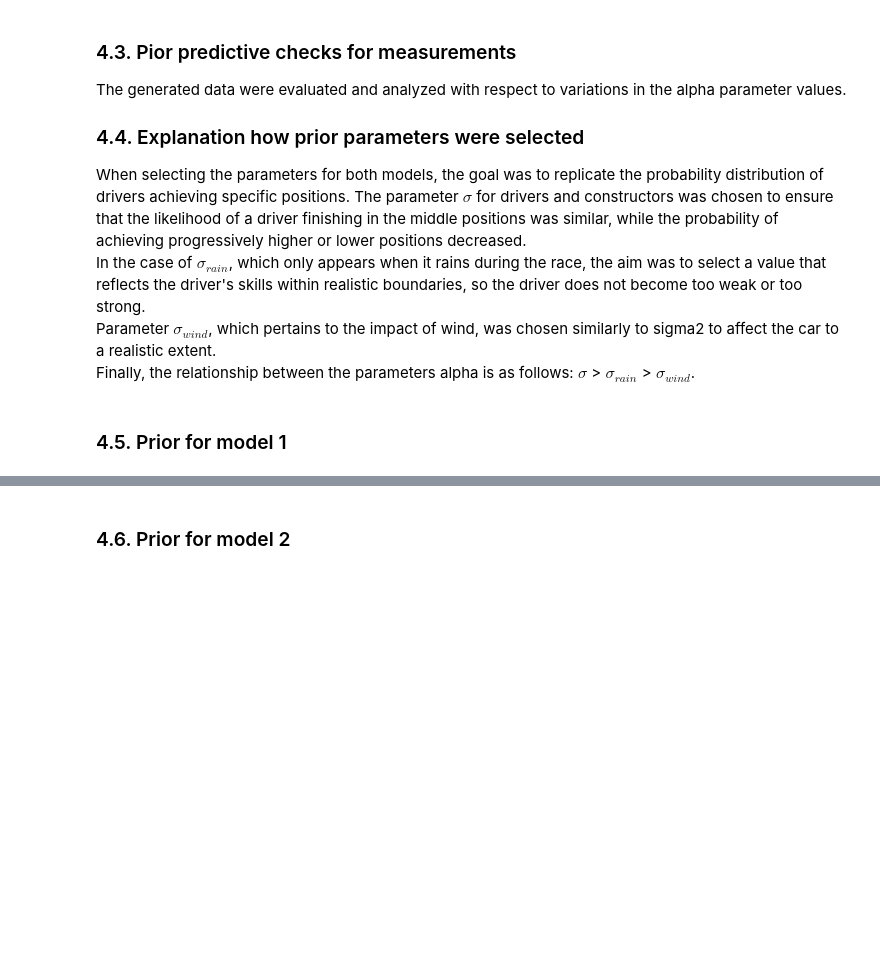
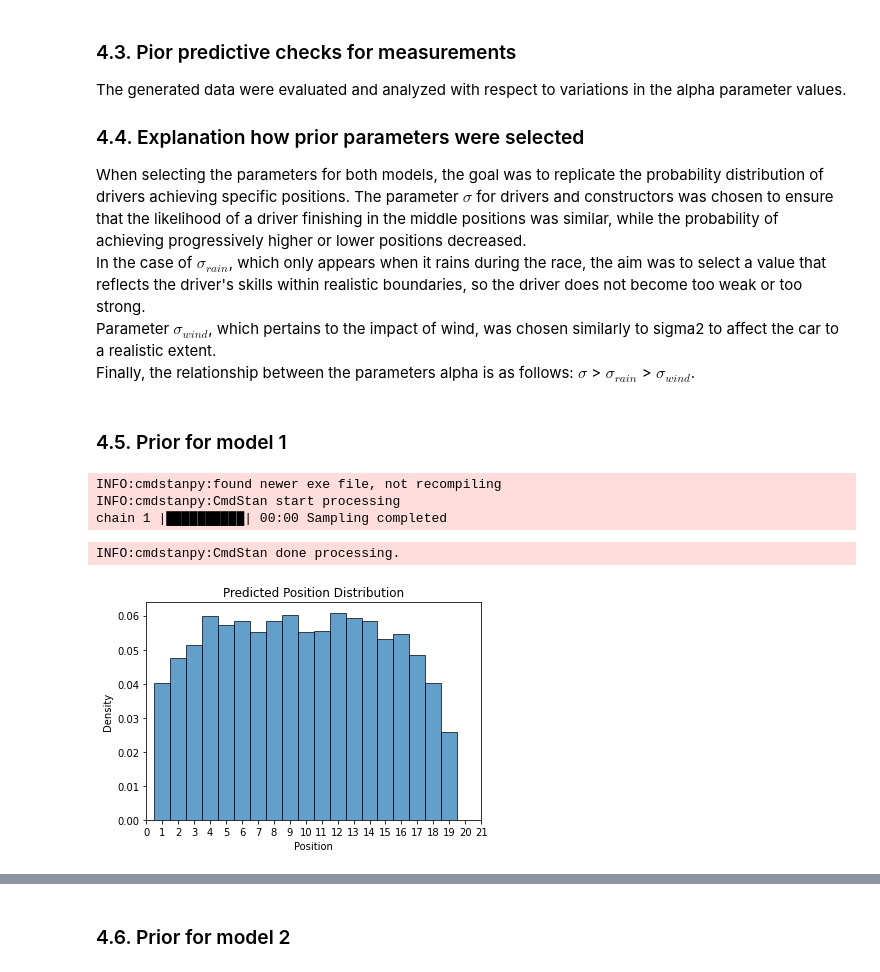
Before and after one commit to andrzejjnk/bayesian_f1, a Jupyter notebook: f1_project.ipynb, the cells around one changed output, grey strips where cells are left out. Cells and saved outputs as stored; diff of their text form; code cells hidden in the pictures; blank space fills up the shorter version.

```diff
--- a/f1_project.ipynb
+++ b/f1_project.ipynb
@@ -492,0 +492,29 @@ model1_prior = CmdStanModel(stan_file='stan/model1_prior.stan')
+# %%
+df = pd.read_csv('data_processing/processed_data.csv')
+unique_drivers = df['Driver'].nunique() # unique drivers
+D = 20
+data = {
+    'D': unique_drivers,
+}
+# Kompilacja modelu
+model = CmdStanModel(stan_file='stan/model1_prior.stan')
+# Uruchomienie próbkowania
+prior_model_1 = model.sample(data=data, iter_sampling=1000, chains=1, fixed_param=True)
+# %% [output]
+INFO:cmdstanpy:found newer exe file, not recompiling
+INFO:cmdstanpy:CmdStan start processing
+chain 1 |██████████| 00:00 Sampling completed
+INFO:cmdstanpy:CmdStan done processing.
+# %%
+# Pobranie wyników
+prior_model1_df = prior_model_1.draws_pd()
+positions = prior_model_1.stan_variable('position')
+plt.hist(positions.flatten(), bins=np.arange(1, 22) - 0.5, edgecolor='black', alpha=0.7, density=True)
+plt.title('Predicted Position Distribution')
+plt.xlabel('Position')
+plt.ylabel('Density')
+plt.xticks(range(22))
+plt.xlim([0, 21])
+plt.show()
+# %% [output]
+[figure, added]
```
Also changed, not shown: parts of 6 cells of this notebook.
